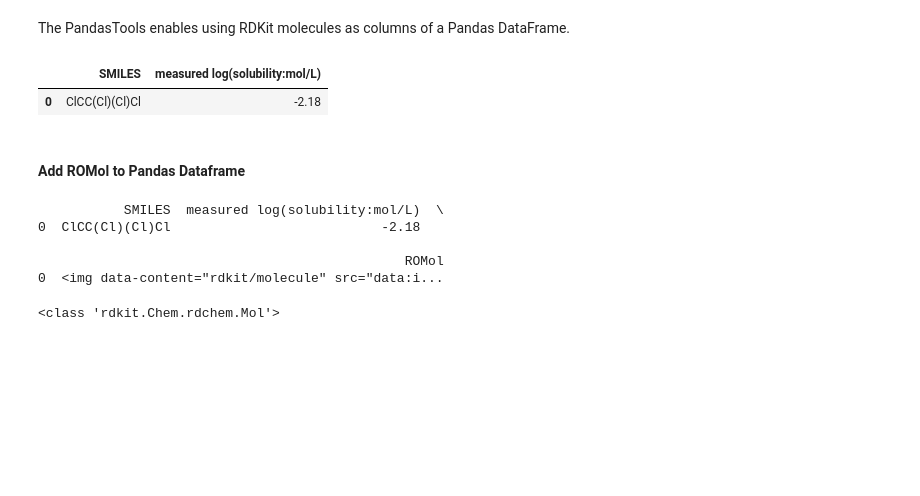
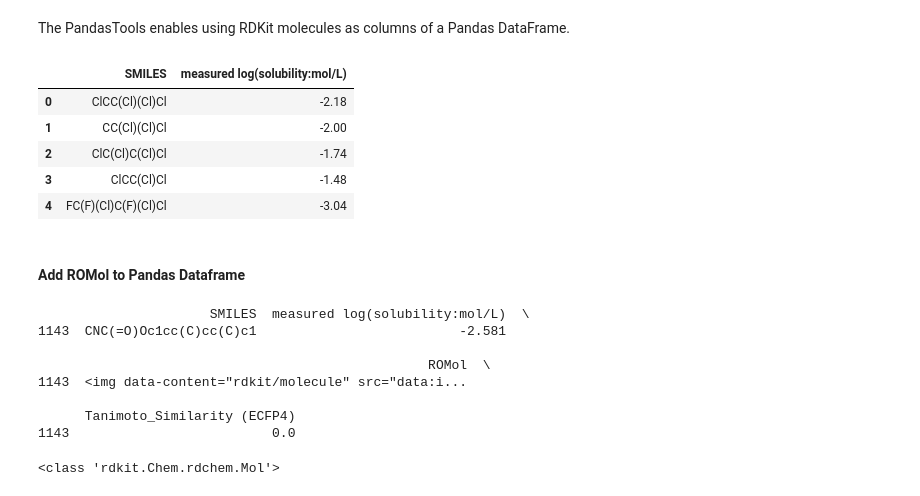
Before and after one commit to jamesleocodes/rdkit_basics, a Jupyter notebook: Tutorial_2.ipynb, the cells around one changed output. Drawn from its saved outputs; the diff is of its cells as text; code cells hidden in the pictures; blank space fills up the shorter version.

```diff
--- a/Tutorial_2.ipynb
+++ b/Tutorial_2.ipynb
@@ -92,24 +93,32 @@ Draw.MolsToGridImage(mols, molsPerRow=2, subImgSize=(200, 200))
 The PandasTools enables using RDKit molecules as columns of a Pandas DataFrame.
 # %%
 path = os.getcwd()
-data = pd.read_csv(path+"/data/delaney.csv", usecols = ["SMILES","measured log(solubility:mol/L)"])
+url = "https://raw.githubusercontent.com/jamesleocodes/rdkit_basics/master/data/delaney.csv"
+data = pd.read_csv(url, usecols = ["SMILES","measured log(solubility:mol/L)"])
 data = data[["SMILES","measured log(solubility:mol/L)"]] # rearrange columns
 # %%
-data.head(1)
+data.head()
 # %% [output]
 |  | SMILES | measured log(solubility:mol/L) |
 | 0 | ClCC(Cl)(Cl)Cl | -2.18 |
+| 1 | CC(Cl)(Cl)Cl | -2.00 |
+| 2 | ClC(Cl)C(Cl)Cl | -1.74 |
+| 3 | ClCC(Cl)Cl | -1.48 |
+| 4 | FC(F)(Cl)C(F)(Cl)Cl | -3.04 |
 # %% [markdown]
 #### Add ROMol to Pandas Dataframe
 # %%
 PandasTools.AddMoleculeColumnToFrame(data, smilesCol="SMILES")
-data.head(1)
+data.tail(1)
 # %% [output]
-           SMILES  measured log(solubility:mol/L)  \
-0  ClCC(Cl)(Cl)Cl                           -2.18
+                      SMILES  measured log(solubility:mol/L)  \
+1143  CNC(=O)Oc1cc(C)cc(C)c1                          -2.581
 
-                                               ROMol
-0  <img data-content="rdkit/molecule" src="data:i...
+                                                  ROMol  \
+1143  <img data-content="rdkit/molecule" src="data:i...
+
+      Tanimoto_Similarity (ECFP4)
+1143                          0.0
 # %%
 print(type(data.ROMol[0]))
 # %% [output]
```
Also changed, not shown: parts of 26 cells of this notebook.
